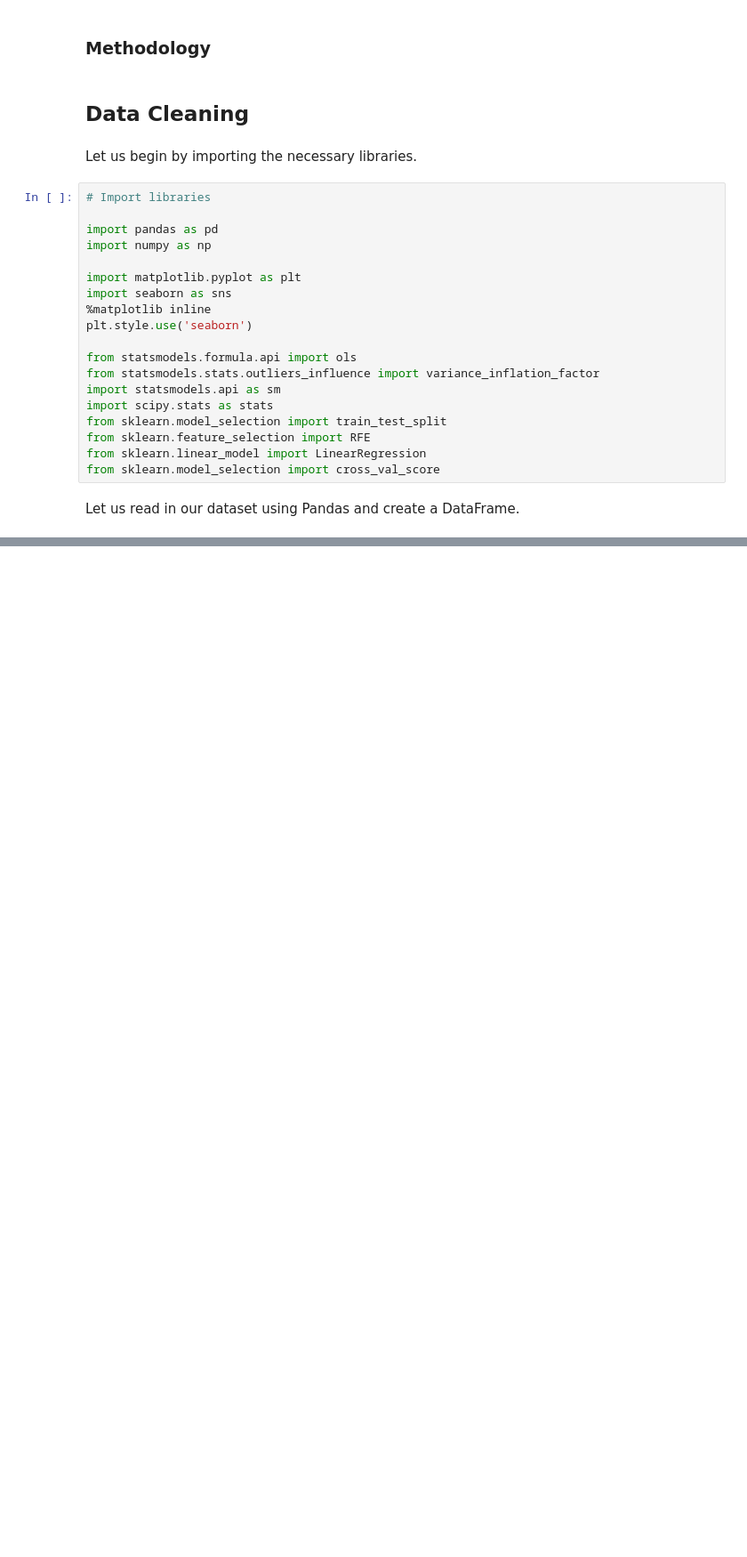
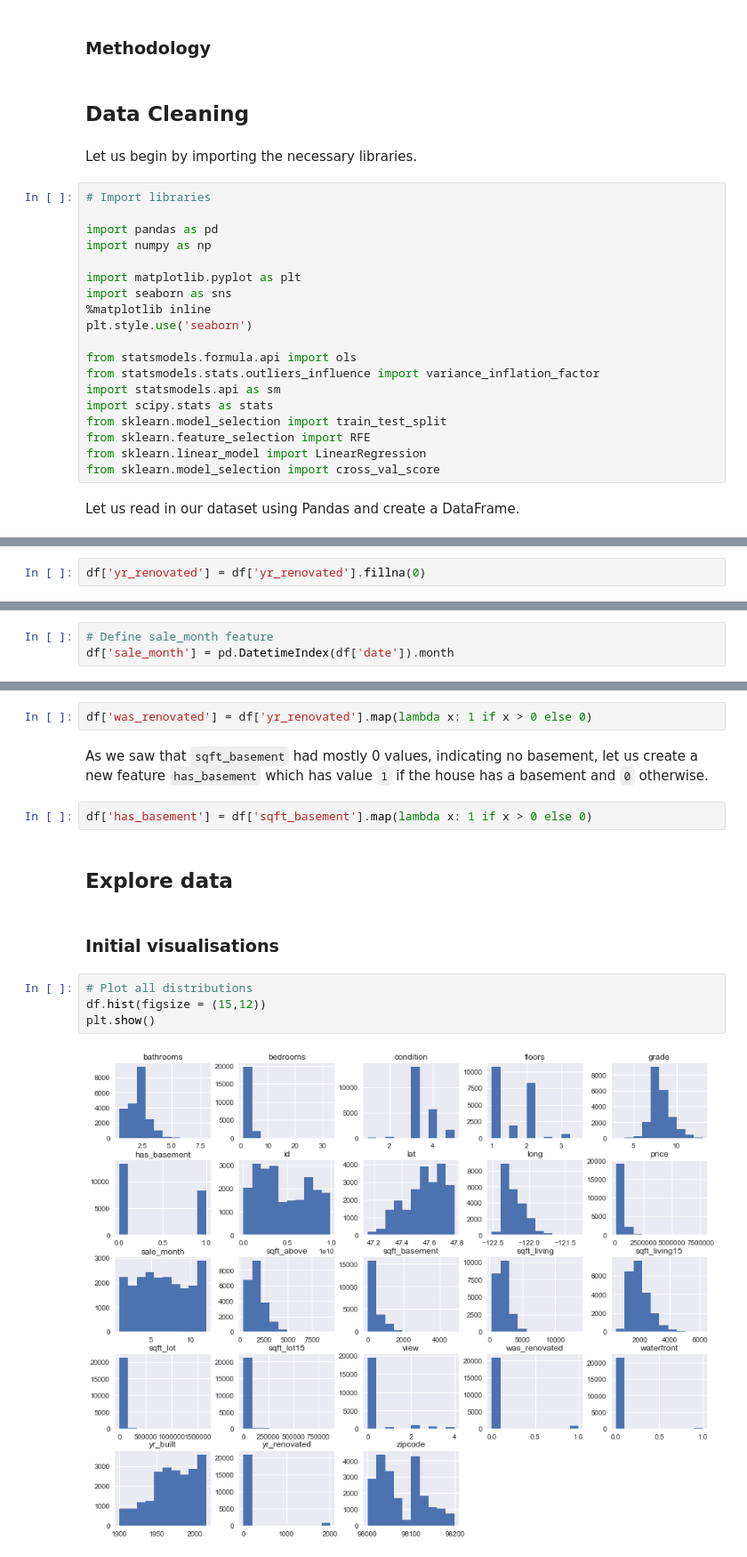
Before and after one commit to nadinezab/kc-house-prices-prediction, a Jupyter notebook: kc-house-prices.ipynb, the cells around one changed output, grey strips where cells are left out. Shown at 89% size. Drawn from its saved outputs; the diff is of its cells as text; blank space fills up the shorter version.

Commit message:
Data cleaning

```diff
--- a/kc-house-prices.ipynb
+++ b/kc-house-prices.ipynb
@@ -89,0 +273,2 @@ df.head()
+# %%
+df['yr_renovated'] = df['yr_renovated'].fillna(0)
@@ -89,0 +306,3 @@ df.head()
+# %%
+# Define sale_month feature
+df['sale_month'] = pd.DatetimeIndex(df['date']).month
@@ -89,0 +311,16 @@ df.head()
+# %%
+df['was_renovated'] = df['yr_renovated'].map(lambda x: 1 if x > 0 else 0)
+# %% [markdown]
+As we saw that `sqft_basement` had mostly 0 values, indicating no basement, let us create a new feature `has_basement` which has value `1` if the house has a basement and `0` otherwise.
+# %%
+df['has_basement'] = df['sqft_basement'].map(lambda x: 1 if x > 0 else 0)
+# %% [markdown]
+## Explore data
+# %% [markdown]
+### Initial visualisations
+# %%
+# Plot all distributions
+df.hist(figsize = (15,12))
+plt.show()
+# %% [output]
+[figure, added]
```
Also changed, not shown: parts of 43 cells of this notebook.
